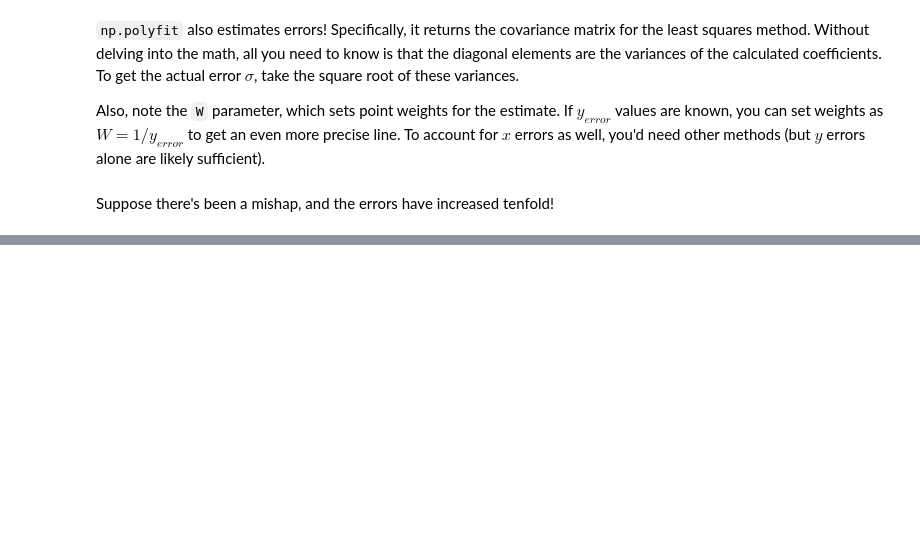
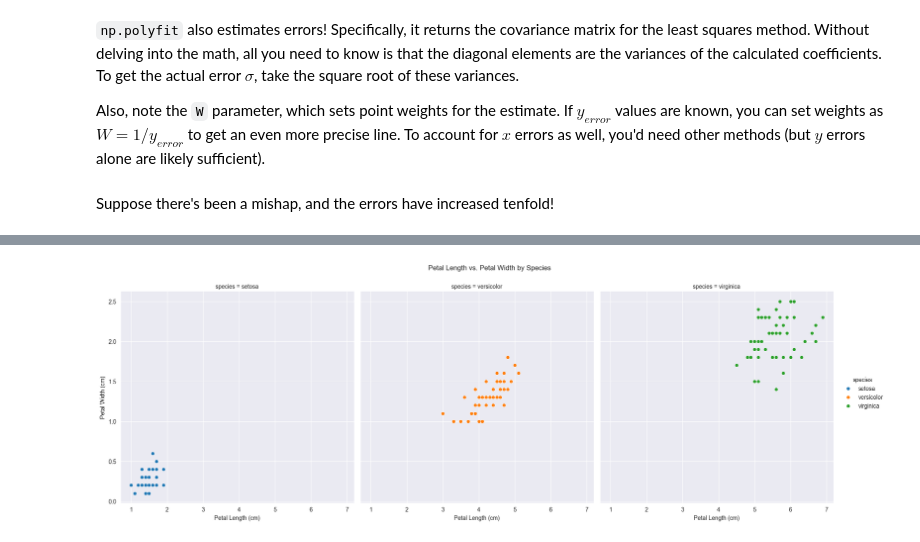
Before and after one commit to nguynntran/PYTHONPROJECT2, a Jupyter notebook: PROJECT2.ipynb, the cells around one changed output, grey strips where cells are left out. Cells and saved outputs as stored; diff of their text form; code cells hidden in the pictures; blank space fills up the shorter version.

```diff
--- a/PROJECT2.ipynb
+++ b/PROJECT2.ipynb
@@ -549,0 +702,10 @@ grouped_data['sigma_momentum'] *= 10
+# %%
+facet = sns.FacetGrid(iris, col="species", hue="species", height=6)
+facet.map_dataframe(sns.scatterplot, "petal_length", "petal_width").add_legend()
+
+# # Add labels and title
+facet.set_axis_labels("Petal Length (cm)", "Petal Width (cm)")
+plt.suptitle("Petal Length vs. Petal Width by Species", y=1.05)
+plt.show()
+# %% [output]
+[figure, added]
```
Also changed, not shown: parts of 35 cells of this notebook, 1 other file.
